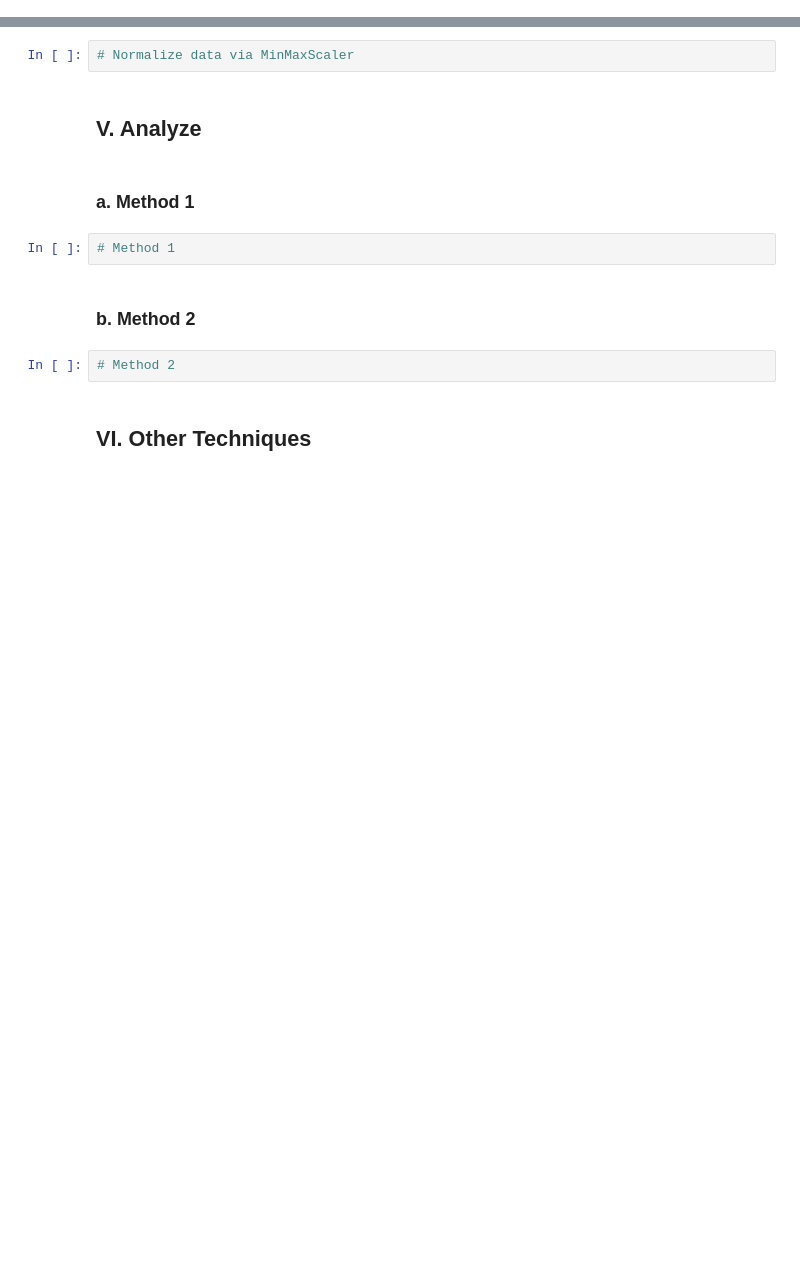
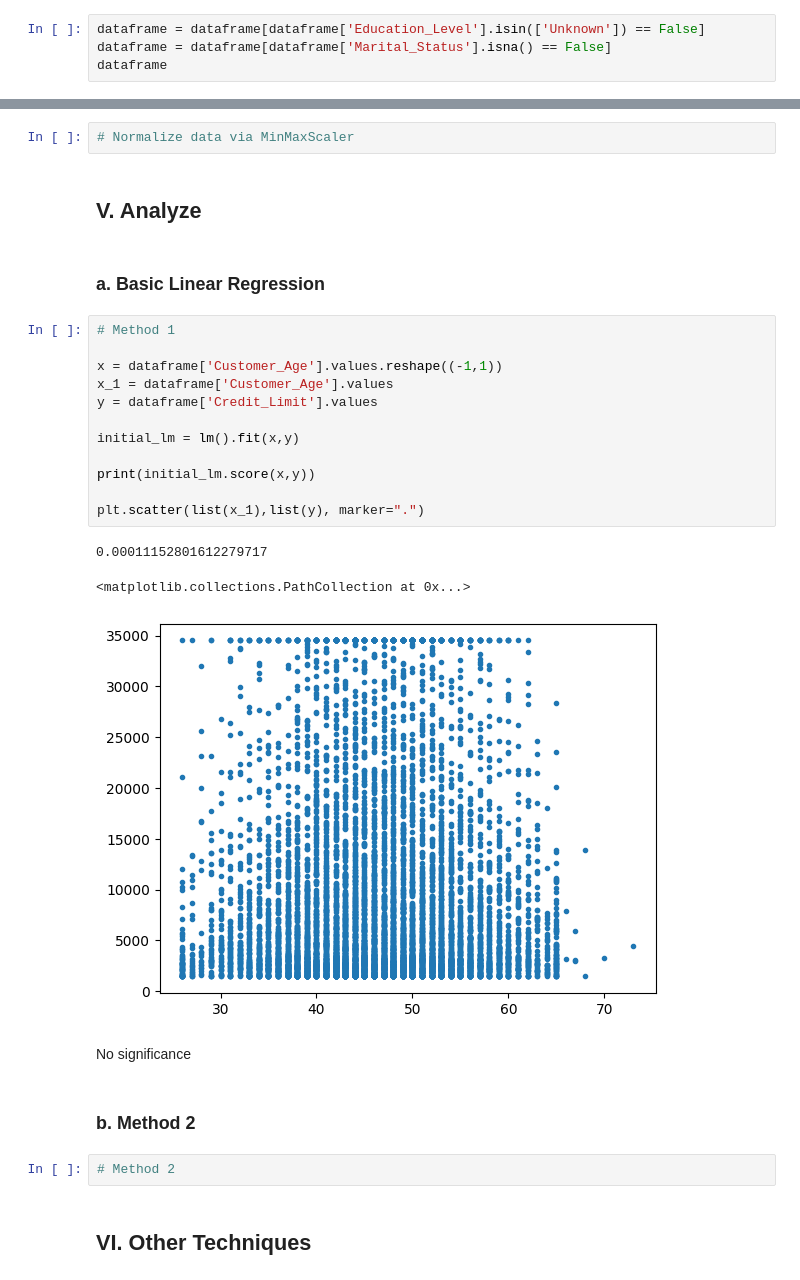
Before and after one commit to CSfromCS/Neueda-ICG-Tech-Intern, a Jupyter notebook: CreditCardCustomers/creditcard.ipynb, the cells around one changed output, grey strips where cells are left out. Saved outputs shown, nothing was run; the diff lists cells and outputs as text; blank space fills up the shorter version.

Commit message:
Linear Regression

```diff
--- a/CreditCardCustomers/creditcard.ipynb
+++ b/CreditCardCustomers/creditcard.ipynb
@@ -122,0 +148,4 @@ dtype: int64
+# %%
+dataframe = dataframe[dataframe['Education_Level'].isin(['Unknown']) == False]
+dataframe = dataframe[dataframe['Marital_Status'].isna() == False]
+dataframe
@@ -124,10 +167,26 @@ dtype: int64
 # Normalize data via MinMaxScaler
 # %% [markdown]
 ## V. Analyze
-# %% [markdown]
-### a. Method 1
-# %%
-# Method 1
+# %% [markdown]
+### a. Basic Linear Regression
+# %%
+# Method 1
+
+x = dataframe['Customer_Age'].values.reshape((-1,1))
+x_1 = dataframe['Customer_Age'].values
+y = dataframe['Credit_Limit'].values
+
+initial_lm = lm().fit(x,y)
+
+print(initial_lm.score(x,y))
+
+plt.scatter(list(x_1),list(y), marker=".")
+# %% [output]
+0.00011152801612279717
+<matplotlib.collections.PathCollection at 0x...>
+[figure, added]
+# %% [markdown]
+No significance
 # %% [markdown]
 ### b. Method 2
 # %%
```
Also changed, not shown: parts of 7 cells of this notebook.
